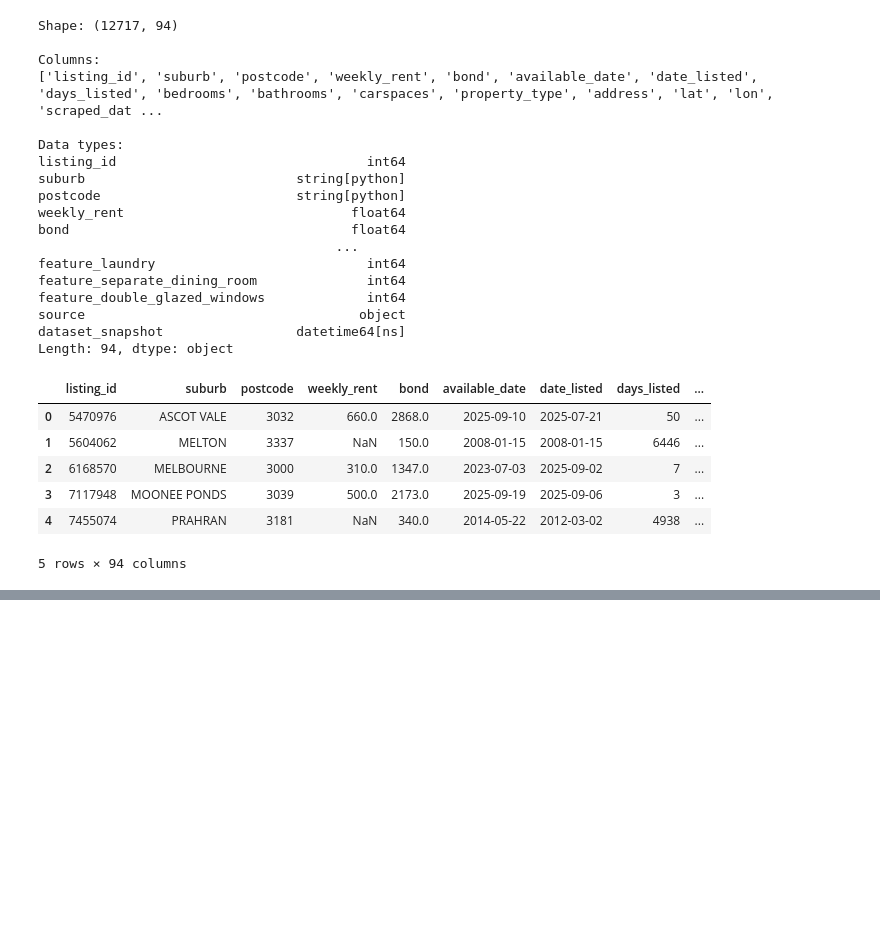
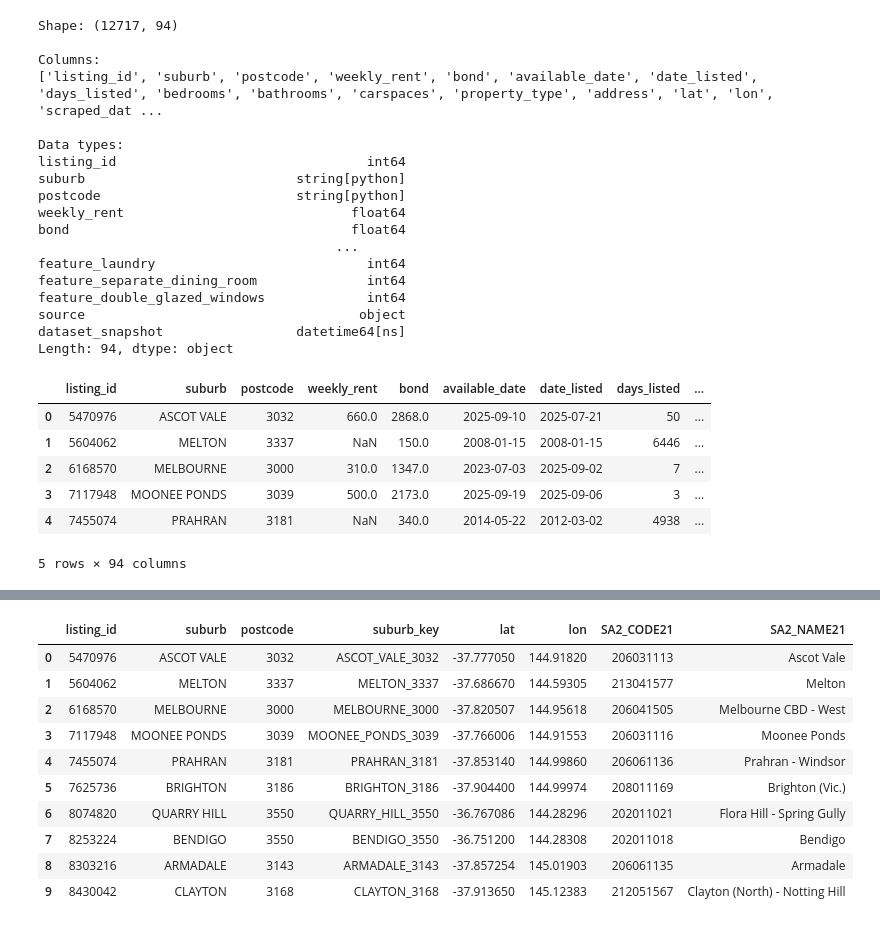
Before and after one commit to mdharmawan19/industry-project-group-55, a Jupyter notebook: notebooks/04_abs_sa2_crosswalk.ipynb, the cells around one changed output, grey strips where cells are left out. Cells and saved outputs as stored; diff of their text form; code cells hidden in the pictures; blank space fills up the shorter version.

```diff
--- a/notebooks/04_abs_sa2_crosswalk.ipynb
+++ b/notebooks/04_abs_sa2_crosswalk.ipynb
@@ -838,3 +838,83 @@ Length: 94, dtype: object
 | 3 | 7117948 | MOONEE PONDS | 3039 | 500.0 | 2173.0 | 2025-09-19 | 2025-09-06 | 3 | ... |
 | 4 | 7455074 | PRAHRAN | 3181 | NaN | 340.0 | 2014-05-22 | 2012-03-02 | 4938 | ... |
 5 rows × 94 columns
+# %%
+# ============================================================
+# Assign rental listings to SA2 using coordinates
+# ============================================================
+
+# Keep listings with usable coordinates
+rentals_geo = rentals[
+    rentals["lat"].notna()
+    & rentals["lon"].notna()
+    & ~rentals["flag_bad_coordinates"]
+].copy()
+
+# Create required suburb/postcode key
+# Example: "Clayton" + "3168" -> "CLAYTON_3168"
+rentals_geo["suburb_key"] = (
+    rentals_geo["suburb"]
+    .str.strip()
+    .str.upper()
+    .str.replace(r"\s+", "_", regex=True)
+    + "_"
+    + rentals_geo["postcode"].str.strip()
+)
+
+# Turn longitude/latitude into geographic points
+rentals_geo = gpd.GeoDataFrame(
+    rentals_geo,
+    geometry=gpd.points_from_xy(
+        rentals_geo["lon"],
+        rentals_geo["lat"]
+    ),
+    crs="EPSG:4326"
+)
+
+# SA2 boundaries are EPSG:7844, so transform the listing points
+# to the same CRS before the spatial join
+rentals_geo = rentals_geo.to_crs(sa2_vic.crs)
+
+# Assign each listing to the SA2 polygon that contains it
+rentals_sa2 = gpd.sjoin(
+    rentals_geo,
+    sa2_vic[
+        ["SA2_CODE21", "SA2_NAME21", "geometry"]
+    ],
+    how="left",
+    predicate="within"
+)
+
+# Remove the spatial join helper column
+rentals_sa2 = rentals_sa2.drop(
+    columns=["index_right"],
+    errors="ignore"
+)
+
+# ------------------------------------------------------------
+# Validation
+# ------------------------------------------------------------
+
+print("--- Rental → SA2 spatial join ---")
+print("Original rental listings:", len(rentals))
+print("Listings with usable coordinates:", len(rentals_geo))
+print("Listings matched to an SA2:", rentals_sa2["SA2_CODE21"].notna().sum())
+print("Listings without an SA2 match:", rentals_sa2["SA2_CODE21"].isna().sum())
+
+print("\nUnique suburb/postcode keys:", rentals_sa2["suburb_key"].nunique())
+
+display(
+    rentals_sa2[
+        [
+            "listing_id",
+            "suburb",
+            "postcode",
+            "suburb_key",
+            "lat",
+            "lon",
+            "SA2_CODE21",
+            "SA2_NAME21"
+        ]
+    ].head(10)
+)
+# %% [output]
@@ -840,0 +928,11 @@ Length: 94, dtype: object
+|  | listing_id | suburb | postcode | suburb_key | lat | lon | SA2_CODE21 | SA2_NAME21 |
+| 0 | 5470976 | ASCOT VALE | 3032 | ASCOT_VALE_3032 | -37.777050 | 144.91820 | 206031113 | Ascot Vale |
+| 1 | 5604062 | MELTON | 3337 | MELTON_3337 | -37.686670 | 144.59305 | 213041577 | Melton |
+| 2 | 6168570 | MELBOURNE | 3000 | MELBOURNE_3000 | -37.820507 | 144.95618 | 206041505 | Melbourne CBD - West |
+| 3 | 7117948 | MOONEE PONDS | 3039 | MOONEE_PONDS_3039 | -37.766006 | 144.91553 | 206031116 | Moonee Ponds |
+| 4 | 7455074 | PRAHRAN | 3181 | PRAHRAN_3181 | -37.853140 | 144.99860 | 206061136 | Prahran - Windsor |
+| 5 | 7625736 | BRIGHTON | 3186 | BRIGHTON_3186 | -37.904400 | 144.99974 | 208011169 | Brighton (Vic.) |
+| 6 | 8074820 | QUARRY HILL | 3550 | QUARRY_HILL_3550 | -36.767086 | 144.28296 | 202011021 | Flora Hill - Spring Gully |
+| 7 | 8253224 | BENDIGO | 3550 | BENDIGO_3550 | -36.751200 | 144.28308 | 202011018 | Bendigo |
+| 8 | 8303216 | ARMADALE | 3143 | ARMADALE_3143 | -37.857254 | 145.01903 | 206061135 | Armadale |
+| 9 | 8430042 | CLAYTON | 3168 | CLAYTON_3168 | -37.913650 | 145.12383 | 212051567 | Clayton (North) - Notting Hill |
```
Also changed, not shown: parts of 6 cells of this notebook.
